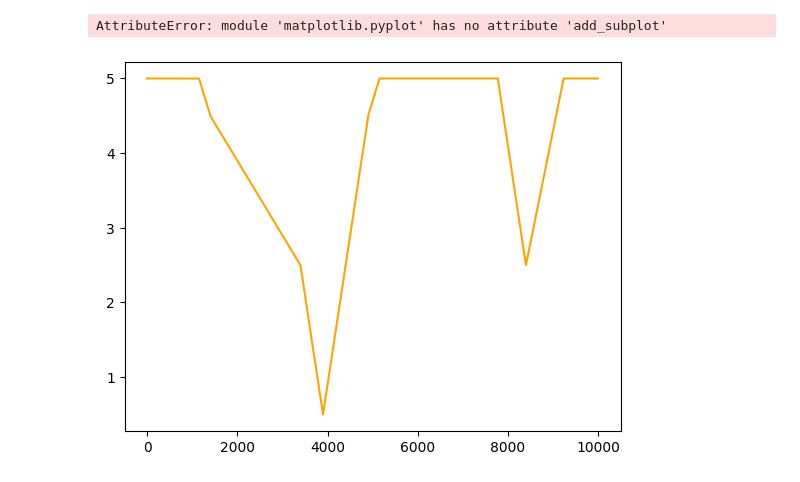
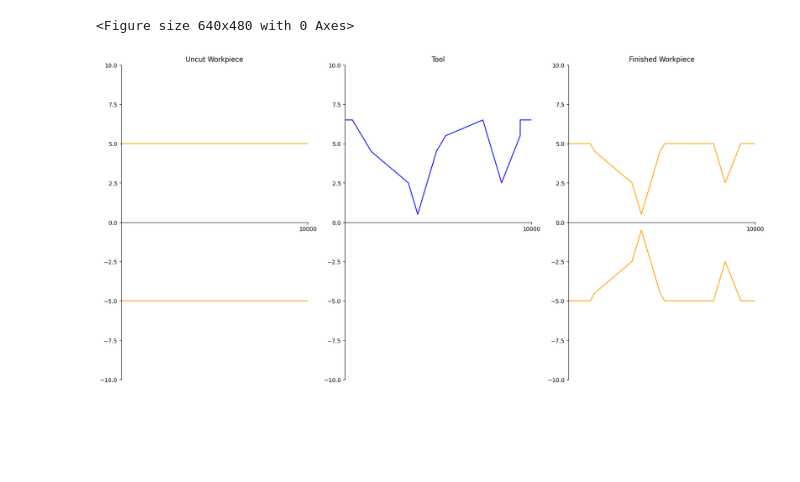
Before and after one commit to gro-david/cammp-week-2023, a Jupyter notebook: turning-mill-v1.ipynb, the cells around one changed output. Cells and saved outputs as stored; diff of their text form; code cells hidden in the pictures; blank space fills up the shorter version.

Commit message:
Updated visualizations

```diff
--- a/turning-mill-v1.ipynb
+++ b/turning-mill-v1.ipynb
@@ -2,6 +2,9 @@
 from matplotlib import pyplot as plt
 import numpy as np
 import matplotlib.colors as colors
+fig = plt.figure()
+# %% [output]
+<Figure size 640x480 with 0 Axes>
 # %%
 # 2/3D vec,tor classes with basic operations
 class Vector2:
@@ -133,9 +152,11 @@ class Tool:
         x_final = np.linspace(x.min(), x.max(), 500)
         y_final = b_spline_coeff(x_final)
         """
-        plt.plot(self.calculate_form(), color='blue')
-        #plt.xlim(0, self.wp_lenght)
-        #plt.ylim(0, wp.radius * 2)
+        g = fig.add_subplot(132)
+        g.set_title("Tool")
+        g.plot(self.calculate_form(), color='blue')
+        g.set_xlim(0, self.wp_lenght)
+        g.set_ylim(-wp.radius * 2, wp.radius * 2)
 
     # must be called after every change to the positition
     def calculate_form(self):
@@ -143,28 +164,64 @@ class Tool:
         for i in range(0, self.position.x): local_form.insert(0, 0)
         for i, _ in enumerate(local_form): local_form[i] = self.position.y - local_form[i]
         while len(local_form) < self.wp_lenght: local_form.append(self.position.y)
+        return local_form.copy()
 
-        return local_form.copy()
 
     # cut the workpiece if the tool is below the surface
     def cut(self, wp: Workpiece):
         for i, _ in enumerate(wp.array):
             if self.form[i] < wp.array[i]: wp.cut(i, self.form[i])
+# %%
+# intialize workpiece with length 50, (this is the number of slices) and radius 5
+wp = Workpiece(10000, 5)
+
+# intialize the tool at the given position and set the shape
+tl = Tool(Vector2(400, 6.5), [(1, 500), (2, 500), (4, 2000), (6, 500), (4, 500), (2, 500), (1, 500), (0, 2000), (4, 1000), (1, 1000)], wp.length)
+
+
+
+# visualize the tool
+fig = plt.figure()
+fig.set_figheight(10)
+fig.set_figwidth(20)
+fig.tight_layout(pad=6)
+
+tl.visualize(wp)
+tl.cut(wp)
+
+wp.visualize()
+wp.visualize_uncut()
+
+for ax in fig.get_axes():
+    # set the x-spine
+    ax.spines['left'].set_position('zero')
+
+    # turn off the right spine/ticks
+    ax.spines['right'].set_color('none')
+    ax.yaxis.tick_left()
+
+    # set the y-spine
+    ax.spines['bottom'].set_position('zero')
+
+    # turn off the top spine/ticks
+    ax.spines['top'].set_color('none')
+    ax.xaxis.tick_bottom()
+    ax.set_xticks([wp.length])
+    ax.set_xticklabels([wp.length])
+
+
+plt.show()
+# %% [output]
+[figure, added]
 # %%
 # intialize workpiece with length 50, (this is the number of slices) and radius 5
 wp = Workpiece(10000, 5)
 
 # intialize the tool at the given position and set the shape
-tl = Tool(Vector2(400, 6.5, [(1, 500), (2, 500), (4, 2000), (6, 500), (4, 500), (2, 500), (1, 500), (0, 2000), (4, 1000), (1, 1000)], wp.length)
+tl = Tool(Vector2(400, 6), [(1, 500), (2, 500), (4, 500), (6, 500), (4, 500), (2, 500), (1, 500), (0, 2000), (4, 1000), (1, 1000)], wp.length)
 
-#tl.visualize(wp)
-# cut out the parts of the workpiece that are in contact with the tool
-tl.cut(wp)
-
-# plot the workpiece and the tool and show the plot
+tl.visualize(wp)
+# cut out the parfig.add_and the tool and show the plot
 #tl.visualize()
-wp.visualize()
+wp.visualize_half()
 plt.show()
-# %% [output]
-AttributeError: module 'matplotlib.pyplot' has no attribute 'add_subplot'
-[figure, removed]
```
Also changed, not shown: parts of 2 cells of this notebook.
